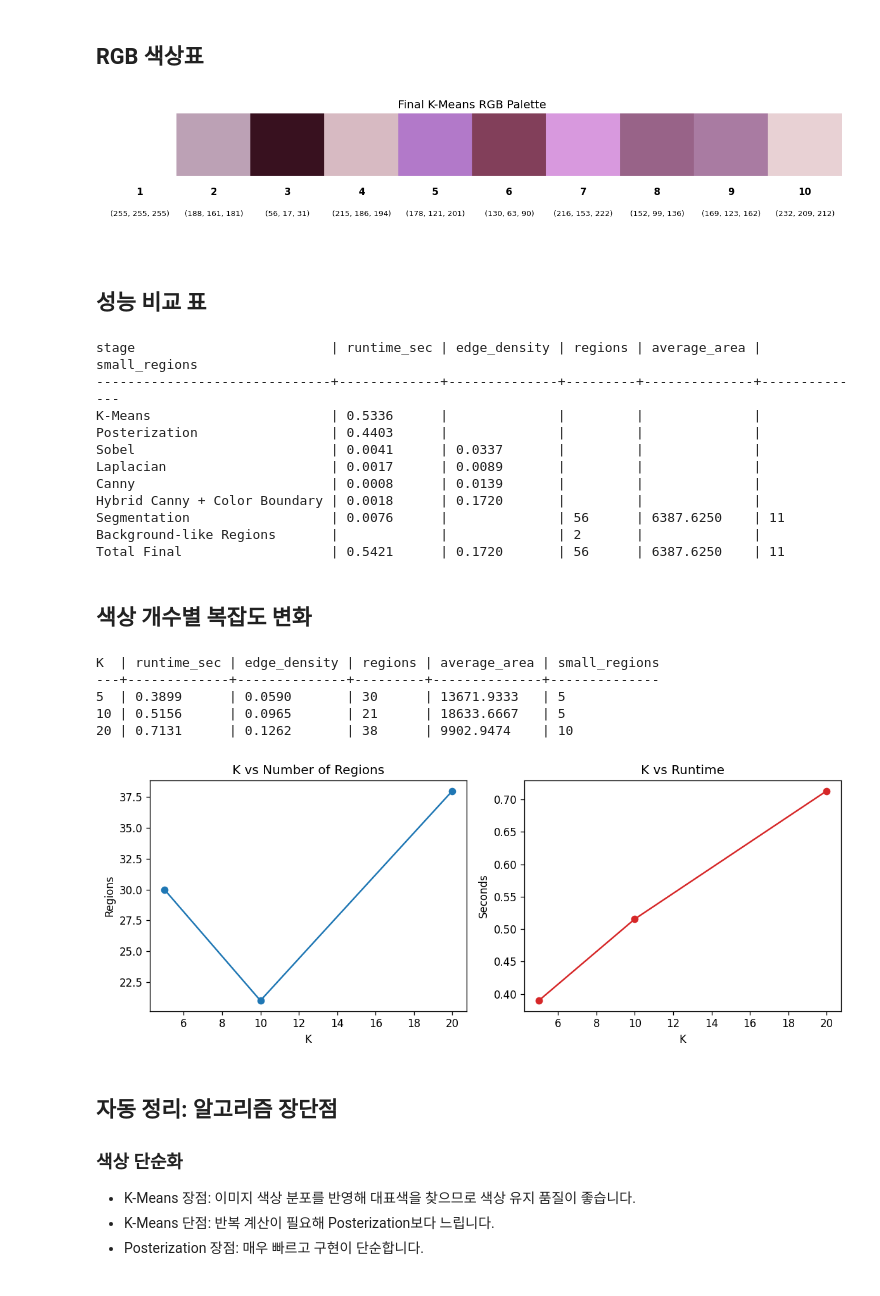
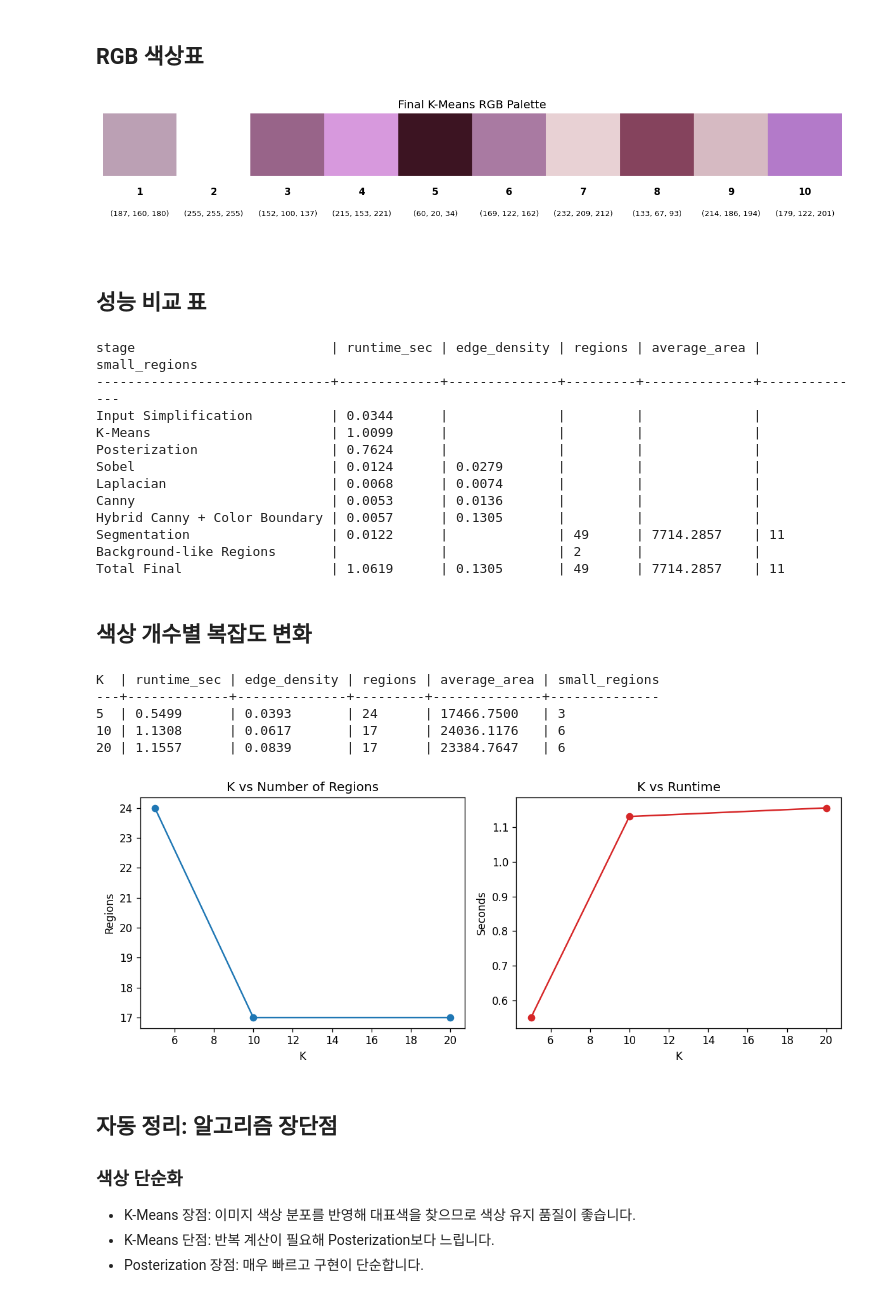
Before and after one commit to OCJune/HCI_PROJECT, a Jupyter notebook: 04_final_pipeline.ipynb, the cells around one changed output. Saved outputs shown, nothing was run; the diff lists cells and outputs as text; code cells hidden in the pictures.

```diff
--- a/04_final_pipeline.ipynb
+++ b/04_final_pipeline.ipynb
@@ -65,6 +67,10 @@ LINE_THICKNESS = 2
 
 # 너무 작은 영역은 번호가 읽기 어렵기 때문에 제거합니다.
 MIN_REGION_AREA = 160
+# 컬러링북 전용 입력 단순화 강도입니다. Bilateral filter는 경계를 보존하면서 내부 질감과 노이즈를 줄입니다.
+SIMPLIFY_DIAMETER = 9
+SIMPLIFY_SIGMA_COLOR = 80
+SIMPLIFY_SIGMA_SPACE = 80
 # %% [markdown]
 ## 최종 파이프라인 실행
 # %%
@@ -139,14 +171,15 @@ show_images([
 # %% [markdown]
 ## RGB 색상표
 # %%
-plot_palette(kmeans_palette, "Final K-Means RGB Palette", "flowersoutput/04_final_palette.png")
+plot_palette(kmeans_palette, "Final K-Means RGB Palette", f"{OUTPUT_DIR}/04_final_palette.png")
 # %% [output]
-[figure, old version]
+[figure, new version]
 # %% [markdown]
 ## 성능 비교 표
 # %%
 metrics = region_metrics(numbered_regions, image.shape, small_area=300)
 performance_rows = [
+    {"stage": "Input Simplification", "runtime_sec": simplify_time, "edge_density": "", "regions": "", "average_area": "", "small_regions": ""},
     {"stage": "K-Means", "runtime_sec": kmeans_time, "edge_density": "", "regions": "", "average_area": "", "small_regions": ""},
     {"stage": "Posterization", "runtime_sec": poster_time, "edge_density": "", "regions": "", "average_area": "", "small_regions": ""},
     {"stage": "Sobel", "runtime_sec": sobel_time, "edge_density": edge_density(255 - sobel_line), "regions": "", "average_area": "", "small_regions": ""},
@@ -155,26 +188,27 @@ performance_rows = [
     {"stage": "Hybrid Canny + Color Boundary", "runtime_sec": hybrid_time, "edge_density": edge_density(canny_edges_clean), "regions": "", "average_area": "", "small_regions": ""},
     {"stage": "Segmentation", "runtime_sec": seg_time, "edge_density": "", "regions": metrics["regions"], "average_area": metrics["average_area"], "small_regions": metrics["small_regions"]},
     {"stage": "Background-like Regions", "runtime_sec": "", "edge_density": "", "regions": sum(1 for region in regions if region.get("is_background")), "average_area": "", "small_regions": ""},
-    {"stage": "Total Final", "runtime_sec": kmeans_time + canny_time + seg_time, "edge_density": edge_density(canny_edges_clean), "regions": metrics["regions"], "average_area": metrics["average_area"], "small_regions": metrics["small_regions"]},
+    {"stage": "Total Final", "runtime_sec": simplify_time + kmeans_time + canny_time + seg_time, "edge_density": edge_density(canny_edges_clean), "regions": metrics["regions"], "average_area": metrics["average_area"], "small_regions": metrics["small_regions"]},
 ]
 print_table(performance_rows)
 # %% [output]
 stage                         | runtime_sec | edge_density | regions | average_area | small_regions
 ------------------------------+-------------+--------------+---------+--------------+--------------
-K-Means                       | 0.5336      |              |         |              |
-Posterization                 | 0.4403      |              |         |              |
-Sobel                         | 0.0041      | 0.0337       |         |              |
-Laplacian                     | 0.0017      | 0.0089       |         |              |
-Canny                         | 0.0008      | 0.0139       |         |              |
-Hybrid Canny + Color Boundary | 0.0018      | 0.1720       |         |              |
-Segmentation                  | 0.0076      |              | 56      | 6387.6250    | 11
+Input Simplification          | 0.0344      |              |         |              |
+K-Means                       | 1.0099      |              |         |              |
+Posterization                 | 0.7624      |              |         |              |
+Sobel                         | 0.0124      | 0.0279       |         |              |
+Laplacian                     | 0.0068      | 0.0074       |         |              |
+Canny                         | 0.0053      | 0.0136       |         |              |
+Hybrid Canny + Color Boundary | 0.0057      | 0.1305       |         |              |
+Segmentation                  | 0.0122      |              | 49      | 7714.2857    | 11
 Background-like Regions       |             |              | 2       |              |
-Total Final                   | 0.5421      | 0.1720       | 56      | 6387.6250    | 11
+Total Final                   | 1.0619      | 0.1305       | 49      | 7714.2857    | 11
 # %% [markdown]
 ## 색상 개수별 복잡도 변화
 # %%
 # K가 증가할수록 색상 표현력, 영역 수, 실행 시간이 어떻게 변하는지 측정합니다.
-complexity_rows = complexity_by_k(image, k_values=(5, 10, 20), min_area=MIN_REGION_AREA)
+complexity_rows = complexity_by_k(simplified_image, k_values=(5, 10, 20), min_area=MIN_REGION_AREA)
 print_table(complexity_rows)
 
 ks = [row["K"] for row in complexity_rows]
@@ -191,15 +225,15 @@ axes[1].set_title("K vs Runtime")
 axes[1].set_xlabel("K")
 axes[1].set_ylabel("Seconds")
 plt.tight_layout()
-plt.savefig("flowersoutput/04_complexity_by_k.png", dpi=160, bbox_inches="tight")
+plt.savefig(f"{OUTPUT_DIR}/04_complexity_by_k.png", dpi=160, bbox_inches="tight")
 plt.show()
 # %% [output]
 K  | runtime_sec | edge_density | regions | average_area | small_regions
 ---+-------------+--------------+---------+--------------+--------------
-5  | 0.3899      | 0.0590       | 30      | 13671.9333   | 5
-10 | 0.5156      | 0.0965       | 21      | 18633.6667   | 5
-20 | 0.7131      | 0.1262       | 38      | 9902.9474    | 10
+5  | 0.5499      | 0.0393       | 24      | 17466.7500   | 3
+10 | 1.1308      | 0.0617       | 17      | 24036.1176   | 6
+20 | 1.1557      | 0.0839       | 17      | 23384.7647   | 6
-[figure, old version]
+[figure, new version]
 # %% [markdown]
 ## 자동 정리: 알고리즘 장단점
 
```
Also changed, not shown: parts of 2 cells of this notebook, 17 other files.
